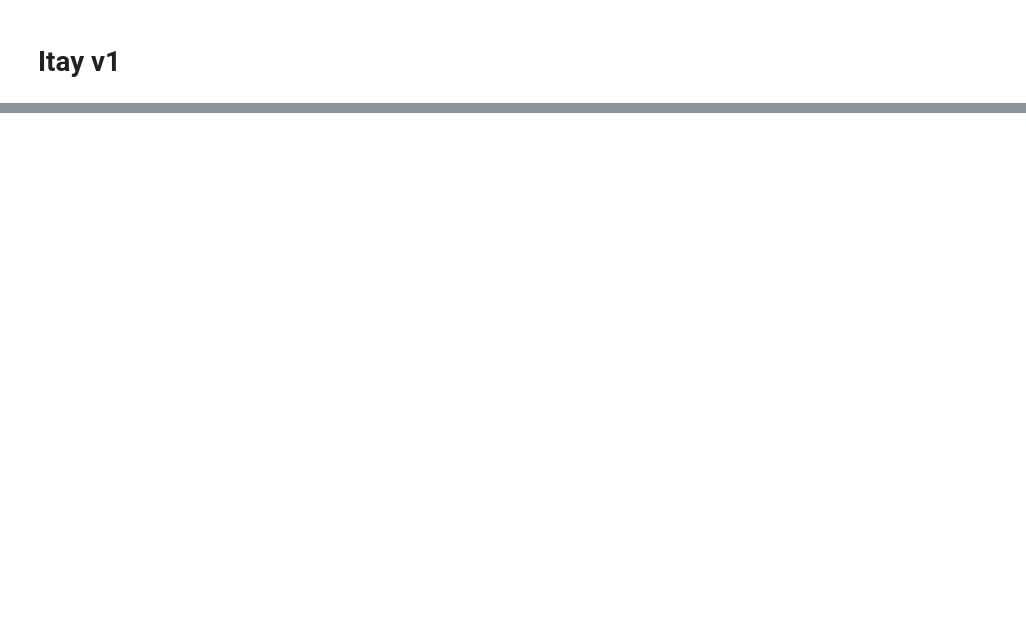
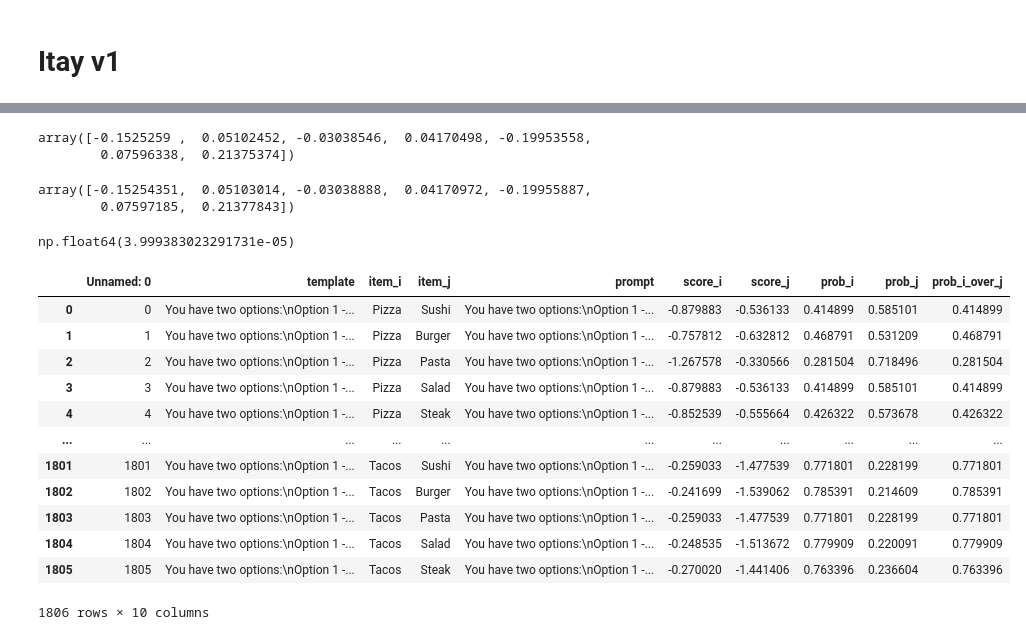
Before and after one commit to lotanamit5/WhatDoLLMsWant, a Jupyter notebook: examine_querying_methods.ipynb, the cells around one changed output, grey strips where cells are left out. Saved outputs shown, nothing was run; the diff lists cells and outputs as text; code cells hidden in the pictures; blank space fills up the shorter version.

```diff
--- a/examine_querying_methods.ipynb
+++ b/examine_querying_methods.ipynb
@@ -377,0 +414,3 @@ itay_v1_scores_2
+# %%
+df = pd.read_csv("data/qwen-0.5-foods-20260512_163106/scores.csv")
+df.head()
@@ -377,0 +424,3 @@ itay_v1_scores_2
+# %%
+df_probs = compute_probabilities(df)
+df_probs.head()
@@ -377,0 +477,38 @@ itay_v1_scores_2
+# %%
+fitted_scores = fit_bradley_terry(df_combos, mapping)
+fitted_scores
+# %% [output]
+array([-0.1525259 ,  0.05102452, -0.03038546,  0.04170498, -0.19953558,
+        0.07596338,  0.21375374])
+# %%
+df_probs.rename(columns={'option_a': 'item_i', 'option_b': 'item_j'}, inplace=True)
+df_probs.rename(columns={'score_a': 'score_i', 'score_b': 'score_j'}, inplace=True)
+df_probs.rename(columns={'prob_a': 'prob_i', 'prob_b': 'prob_j'}, inplace=True)
+df_probs['prob_i_over_j'] = df_probs['prob_i'] / (df_probs['prob_i'] + df_probs['prob_j'])
+
+fitted_scores_probs = fit_bradley_terry(df_probs, mapping)
+fitted_scores_probs
+# %% [output]
+array([-0.15254351,  0.05103014, -0.03038888,  0.04170972, -0.19955887,
+        0.07597185,  0.21377843])
+# %%
+diff_bt_scores = np.linalg.norm(fitted_scores_probs - fitted_scores)
+diff_bt_scores
+# %% [output]
+np.float64(3.999383023291731e-05)
+# %%
+df_probs
+# %% [output]
+|  | Unnamed: 0 | template | item_i | item_j | prompt | score_i | score_j | prob_i | prob_j | prob_i_over_j |
+| 0 | 0 | You have two options:\nOption 1 -... | Pizza | Sushi | You have two options:\nOption 1 -... | -0.879883 | -0.536133 | 0.414899 | 0.585101 | 0.414899 |
+| 1 | 1 | You have two options:\nOption 1 -... | Pizza | Burger | You have two options:\nOption 1 -... | -0.757812 | -0.632812 | 0.468791 | 0.531209 | 0.468791 |
+| 2 | 2 | You have two options:\nOption 1 -... | Pizza | Pasta | You have two options:\nOption 1 -... | -1.267578 | -0.330566 | 0.281504 | 0.718496 | 0.281504 |
+| 3 | 3 | You have two options:\nOption 1 -... | Pizza | Salad | You have two options:\nOption 1 -... | -0.879883 | -0.536133 | 0.414899 | 0.585101 | 0.414899 |
+| 4 | 4 | You have two options:\nOption 1 -... | Pizza | Steak | You have two options:\nOption 1 -... | -0.852539 | -0.555664 | 0.426322 | 0.573678 | 0.426322 |
+| ... | ... | ... | ... | ... | ... | ... | ... | ... | ... | ... |
+| 1801 | 1801 | You have two options:\nOption 1 -... | Tacos | Sushi | You have two options:\nOption 1 -... | -0.259033 | -1.477539 | 0.771801 | 0.228199 | 0.771801 |
+| 1802 | 1802 | You have two options:\nOption 1 -... | Tacos | Burger | You have two options:\nOption 1 -... | -0.241699 | -1.539062 | 0.785391 | 0.214609 | 0.785391 |
+| 1803 | 1803 | You have two options:\nOption 1 -... | Tacos | Pasta | You have two options:\nOption 1 -... | -0.259033 | -1.477539 | 0.771801 | 0.228199 | 0.771801 |
+| 1804 | 1804 | You have two options:\nOption 1 -... | Tacos | Salad | You have two options:\nOption 1 -... | -0.248535 | -1.513672 | 0.779909 | 0.220091 | 0.779909 |
+| 1805 | 1805 | You have two options:\nOption 1 -... | Tacos | Steak | You have two options:\nOption 1 -... | -0.270020 | -1.441406 | 0.763396 | 0.236604 | 0.763396 |
+1806 rows × 10 columns
```
Also changed, not shown: parts of 23 cells of this notebook, 52 other files.
